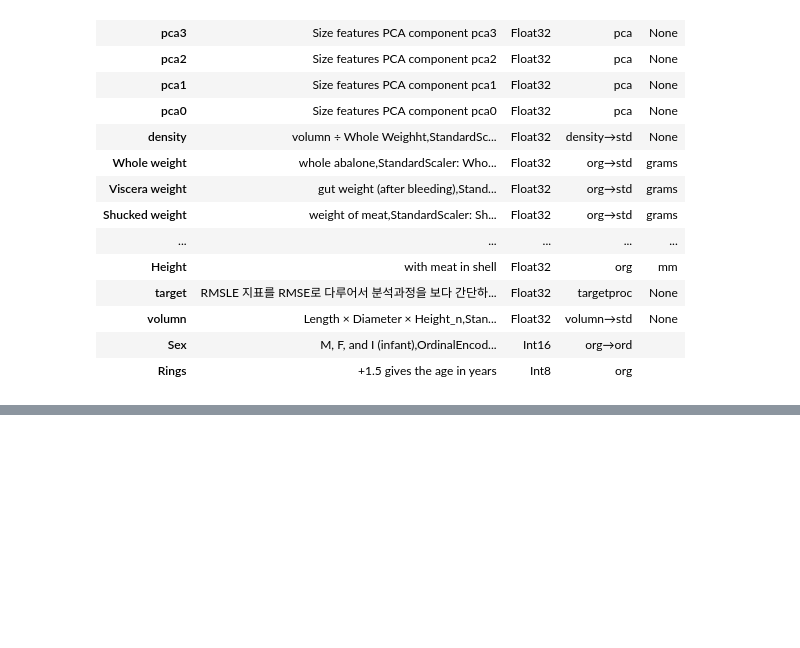
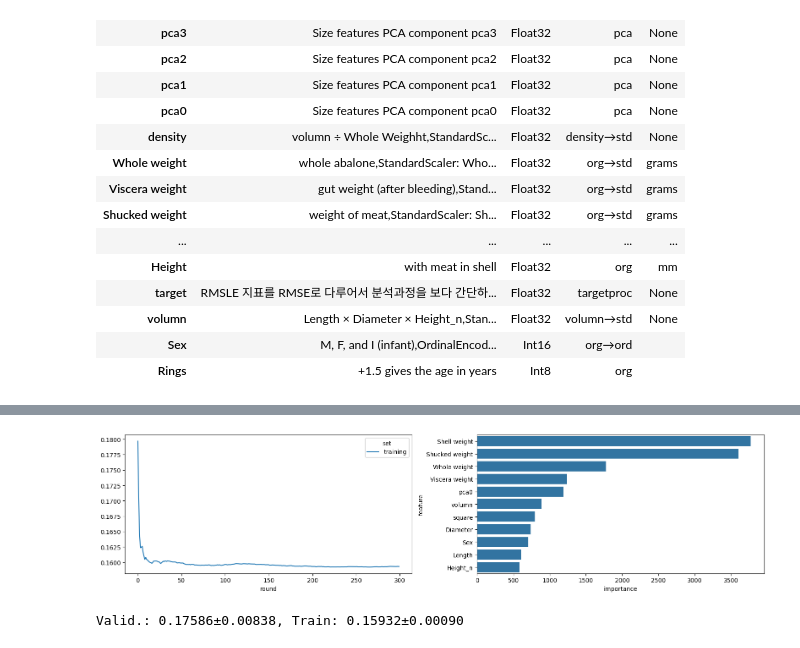
Before and after one commit to sunkusun9/sgml, a Jupyter notebook: abalone.ipynb, the cells around one changed output, grey strips where cells are left out. Saved outputs shown, nothing was run; the diff lists cells and outputs as text; code cells hidden in the pictures; blank space fills up the shorter version.

```diff
--- a/abalone.ipynb
+++ b/abalone.ipynb
@@ -374,0 +521,16 @@ del dfl_test
+# %%
+X_lgb_3 = ['Diameter', 'square', 'Whole weight', 'Viscera weight', 'Shucked weight', 'Shell weight', 'Length', 'Height_n', 'pca0', 'volumn', 'Sex']
+lgb_result, train_result = stk.eval_model(
+    'lgb_3', lgb.LGBMRegressor,
+    {'boosting_type': 'rf', 'verbose': -1, 'random_state': 123, 'num_leaves': 54, 'n_estimators': 300, 'learning_rate': 0.01, 'colsample_bytree': 0.75, 'subsample': 0.75, 'subsample_freq': 1, 'reg_lambda':0.0001, 'metric': 'rmse'},
+    df_train, X_lgb_3, 'target',
+    result_proc=sgml.lgb_learning_result,
+    train_params={
+        'fit_params': {'categorical_feature': ['Sex']},
+        'valid_config_proc': sgml.gb_valid_config
+    }, sp_y = 'Rings_cut'
+)
+show_gb_cv_result(lgb_result, train_result)
+# %% [output]
+[figure, added]
+Valid.: 0.17586±0.00838, Train: 0.15932±0.00090
```
Also changed, not shown: parts of 32 cells of this notebook.
